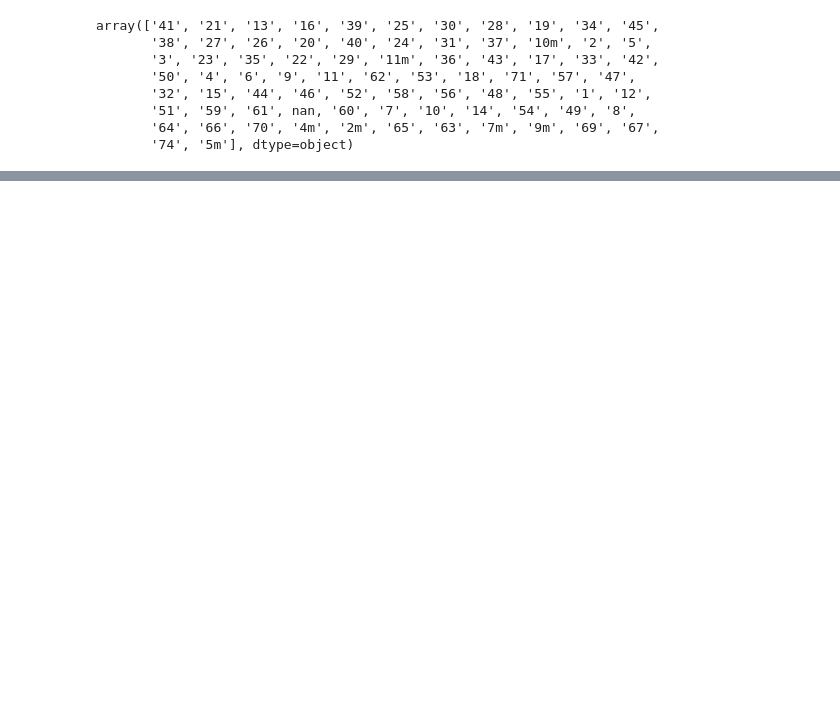
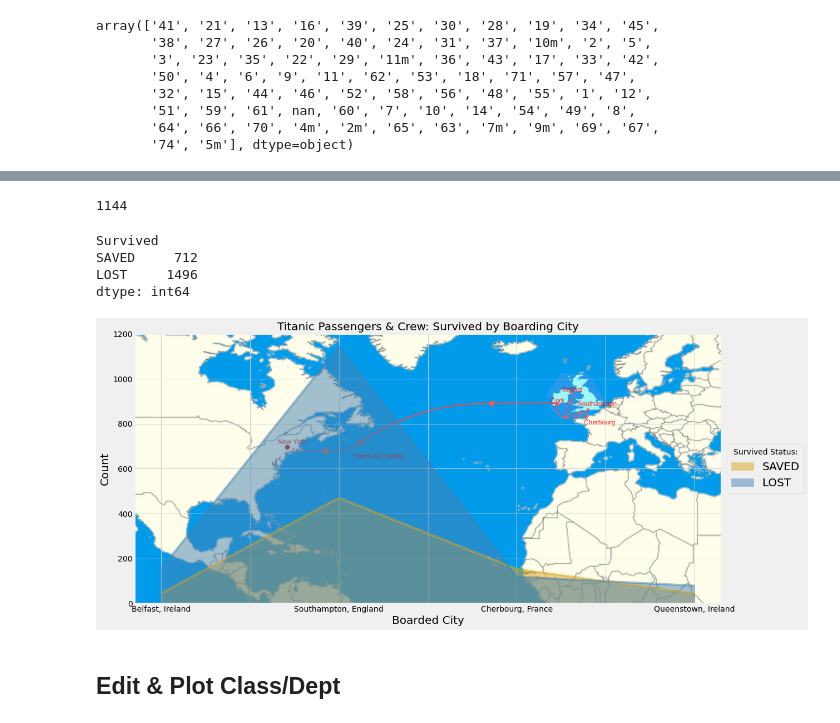
Before and after one commit to nataligracia/webdesign_titanic, a Jupyter notebook: Titanic Passenger and Crew Analysis.ipynb, the cells around one changed output, grey strips where cells are left out. Cells and saved outputs as stored; diff of their text form; code cells hidden in the pictures; blank space fills up the shorter version.

```diff
--- a/Titanic Passenger and Crew Analysis.ipynb
+++ b/Titanic Passenger and Crew Analysis.ipynb
@@ -402,0 +431,10 @@ full_age.Type.unique()
+# %%
+#Placed joined location in dataframe
+joined = ['Belfast', 'Southampton', 'Cherbourg','Queenstown']
+joined_group = full_order.groupby('Joined')['Survived'].value_counts().unstack().fillna(0).reindex(joined)
+joined_change = joined_group.rename(index={'Belfast': 'Belfast, Ireland',
+                          'Southampton': 'Southampton, England',
+                          'Cherbourg': 'Cherbourg, France',
+                          'Queenstown': 'Queenstown, Ireland'})
+joined_ready = joined_change.reindex(columns=['SAVED','LOST'])
+joined_ready
@@ -402,0 +448,33 @@ full_age.Type.unique()
+# %%
+#Find city data sum
+joined_sum = joined_ready.max(axis=1).max()
+joined_sum
+# %% [output]
+1144
+# %%
+#Find city data total= 2,208
+joined_total = joined_ready.sum(axis=0)
+joined_total
+# %% [output]
+Survived
+SAVED     712
+LOST     1496
+dtype: int64
+# %%
+#Plot joined data in area plot
+img = plt.imread("WebVisualizations/Resources/assets/images/TitanicMap.jpeg")
+ax = joined_ready.plot.area(subplots=False,
+                            figsize=(18,8),
+                            stacked=False,color={"SAVED": "goldenrod", "LOST": "steelblue"})
+plt.title("Titanic Passengers & Crew: Survived by Boarding City")
+plt.ylabel("Count", fontsize = 20)
+plt.xlabel("Boarded City", fontsize = 20)
+plt.legend(title="Survived Status:",loc='center left',bbox_to_anchor=(1.0,0.5), fontsize = 20)
+ax.imshow(img, extent=[-0.15, 3.15, 0, joined_sum*1.15], aspect='auto', alpha=1)
+plt.tight_layout()
+#plt.grid()
+plt.savefig("WebVisualizations/Visualizations/boardedcity_area_plot.png")
+# %% [output]
+[figure, added]
+# %% [markdown]
+## Edit & Plot Class/Dept
```
Also changed, not shown: parts of 71 cells of this notebook, 13 other files.
